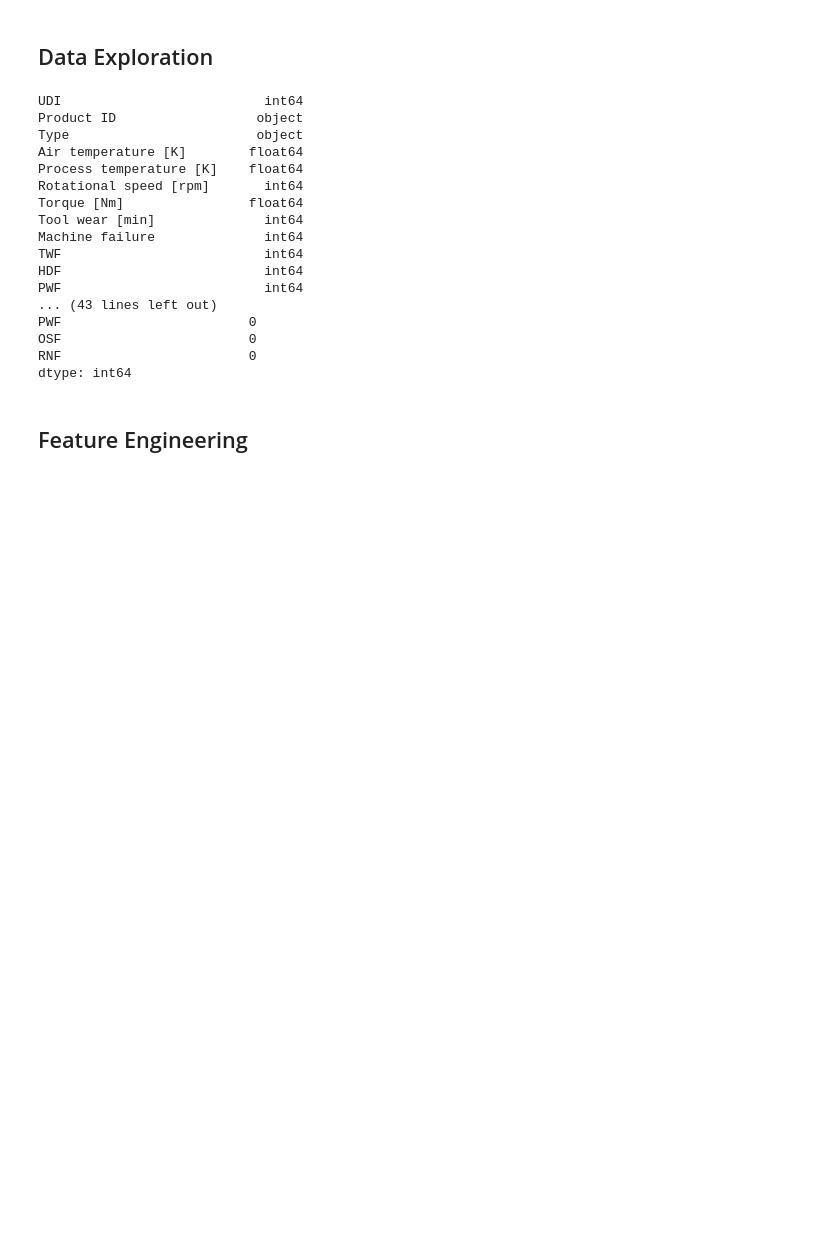
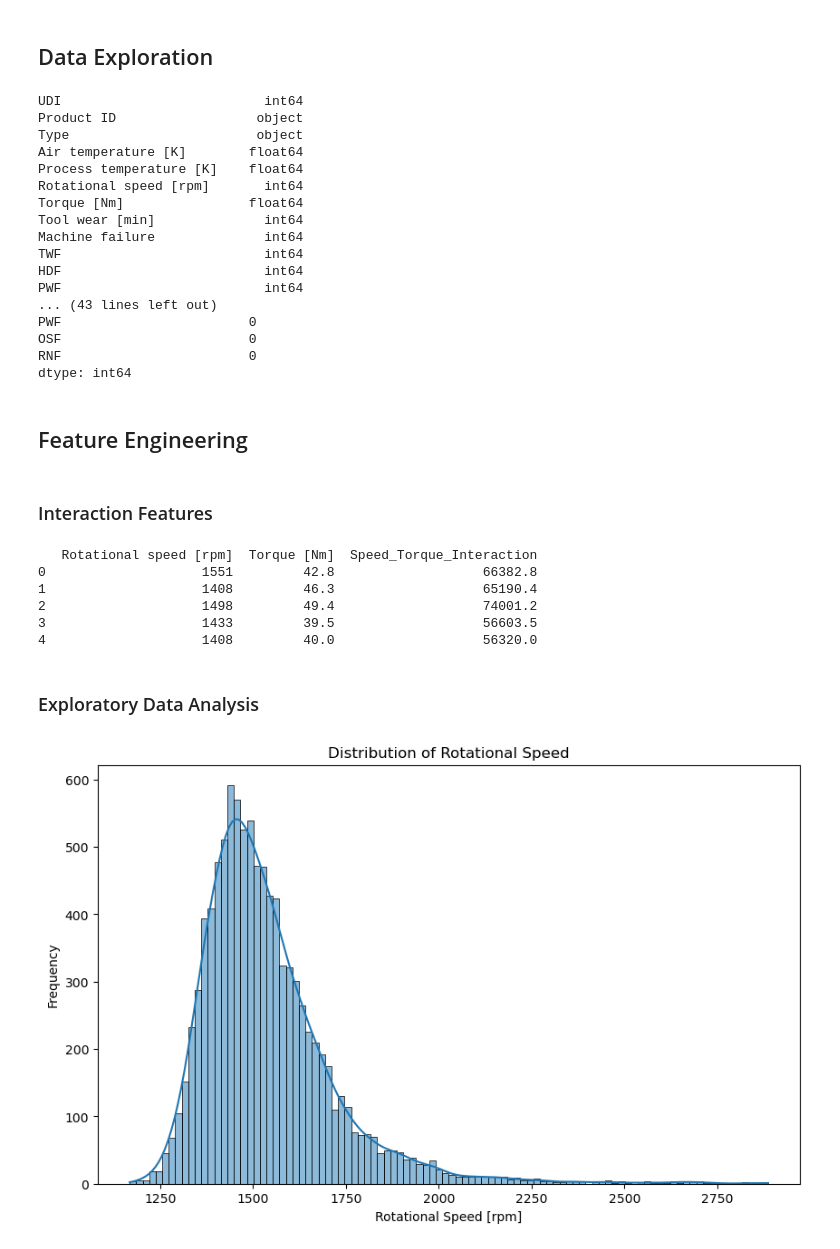
Before and after one commit to wickkan/RUL-Estimation-for-Fixed-Plant-Assets, a Jupyter notebook: RUL_analysis.ipynb, the cells around one changed output. Cells and saved outputs as stored; diff of their text form; code cells hidden in the pictures; blank space fills up the shorter version.

Commit message:
performed EDA on the data

```diff
--- a/RUL_analysis.ipynb
+++ b/RUL_analysis.ipynb
@@ -58,6 +58,34 @@ RNF                        0
 dtype: int64
 # %% [markdown]
 ## Feature Engineering
+# %%
+data['Any_failure'] = data[['TWF', 'HDF', 'PWF', 'OSF', 'RNF']].max(axis=1)
+# %% [markdown]
+### Interaction Features
 # %%
 data['Speed_Torque_Interaction'] = data['Rotational speed [rpm]'] * \
     data['Torque [Nm]']
+
+print(data[['Rotational speed [rpm]', 'Torque [Nm]',
+      'Speed_Torque_Interaction']].head())
+# %% [output]
+   Rotational speed [rpm]  Torque [Nm]  Speed_Torque_Interaction
+0                    1551         42.8                   66382.8
+1                    1408         46.3                   65190.4
+2                    1498         49.4                   74001.2
+3                    1433         39.5                   56603.5
+4                    1408         40.0                   56320.0
+# %% [markdown]
+### Exploratory Data Analysis
+# %%
+import matplotlib.pyplot as plt
+import seaborn as sns
+
+plt.figure(figsize=(10, 6))
+sns.histplot(data['Rotational speed [rpm]'], kde=True)
+plt.title('Distribution of Rotational Speed')
+plt.xlabel('Rotational Speed [rpm]')
+plt.ylabel('Frequency')
+plt.show()
+# %% [output]
+[figure, added]
```
Also changed, not shown: parts of 2 cells of this notebook.
